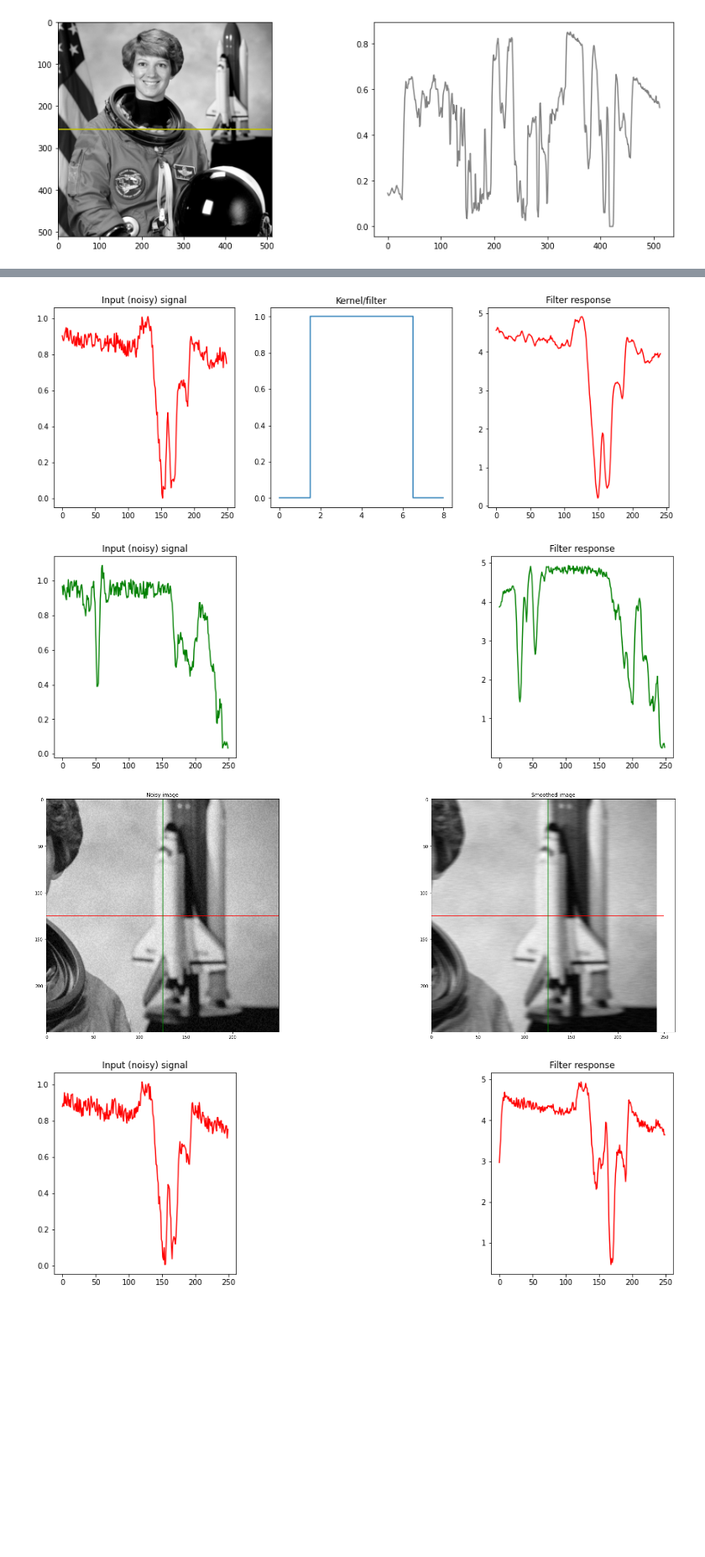
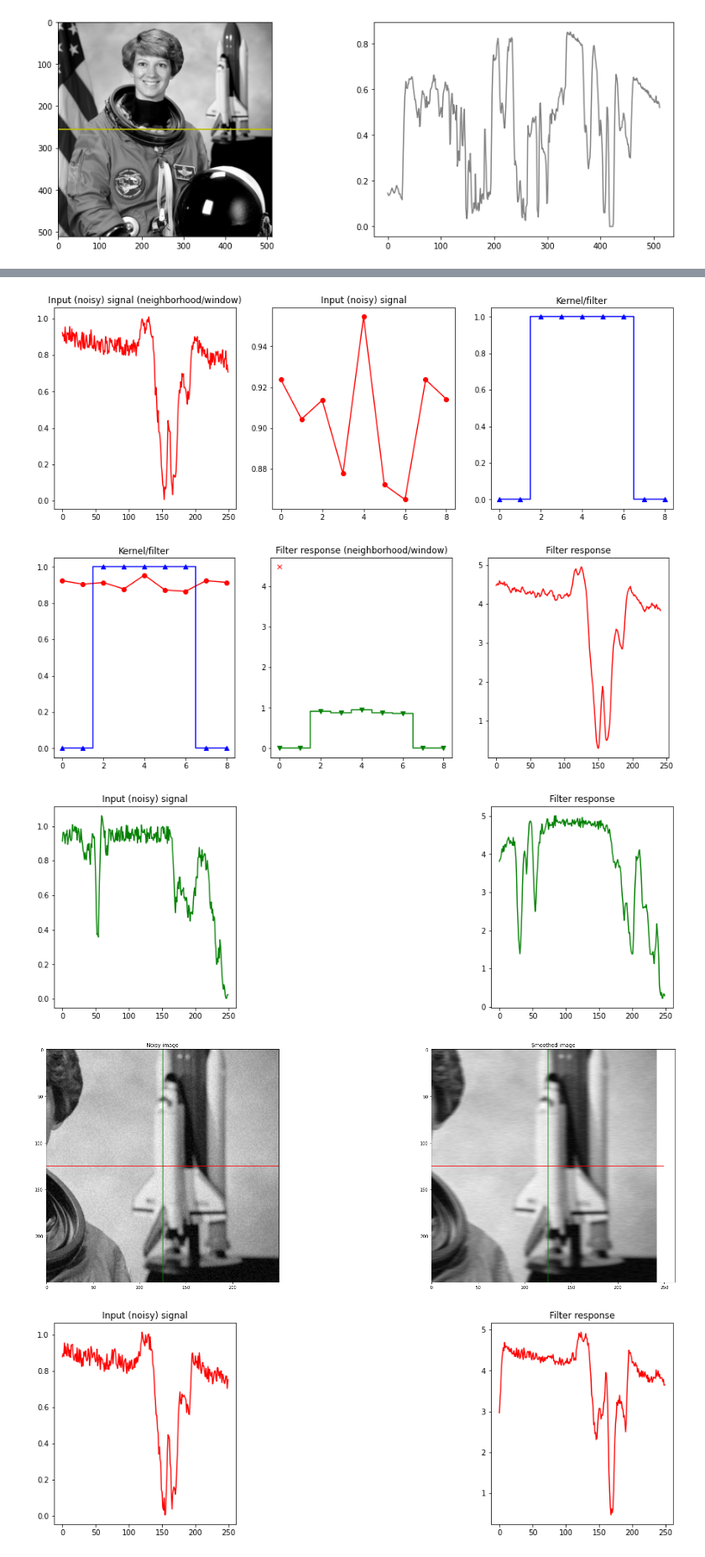
Before and after one commit to TheJacksonLaboratory/2022-05-26-deep-learning-image-analysis-pytorch, a Jupyter notebook: code/3-Implement_a_deep_neural_network.ipynb, the cells around one changed output, grey strips where cells are left out. Shown at 84% size. Saved outputs shown, nothing was run; the diff lists cells and outputs as text; code cells hidden in the pictures; blank space fills up the shorter version.

```diff
--- a/code/3-Implement_a_deep_neural_network.ipynb
+++ b/code/3-Implement_a_deep_neural_network.ipynb
@@ -99,43 +99,57 @@ x_smooth = F.conv2d(x_gray.view(1, 1, h, w), kernel.view(1, 1, k_h, k_w)).squeez
 
 plt.rcParams['figure.figsize'] = [15, 5]
 
-plt.subplot(1, 3, 2)
-plt.plot(kernel.squeeze(), drawstyle='steps-mid')
-plt.title('Kernel/filter')
 plt.subplot(1, 3, 1)
 plt.plot(x_gray[h//2, :], 'r')
+plt.title('Input (noisy) signal (neighborhood/window)')
+plt.subplot(1, 3, 2)
+plt.plot(x_gray[h//2, 0:9], 'ro-')
 plt.title('Input (noisy) signal')
+plt.subplot(1, 3, 3)
+plt.plot(kernel.squeeze(), 'b^-', drawstyle='steps-mid')
+plt.title('Kernel/filter')
+plt.show()
+
+plt.subplot(1, 3, 1)
+plt.plot(x_gray[h//2, 0:9], 'ro-')
+plt.plot(kernel.squeeze(), 'b^-', drawstyle='steps-mid')
+plt.title('Kernel/filter')
+plt.subplot(1, 3, 2)
+plt.plot(kernel.squeeze() * x_gray[h//2, 0:9], 'gv-', drawstyle='steps-mid')
+plt.plot(x_smooth[h//2, 0], 'rx')
+plt.title('Filter response (neighborhood/window)')
 plt.subplot(1, 3, 3)
 plt.plot(x_smooth[h//2, :], 'r')
 plt.title('Filter response')
 plt.show()
 
 plt.subplot(1, 3, 1)
 plt.plot(x_gray[:, w//2], 'g')
 plt.title('Input (noisy) signal')
 plt.subplot(1, 3, 3)
 plt.plot(x_smooth[:, w//2], 'g')
 plt.title('Filter response')
 plt.show()
 
 
 plt.rcParams['figure.figsize'] = [30, 10]
 
 plt.subplot(1, 2, 1)
 plt.title('Noisy image')
 plt.imshow(x_gray, cmap='gray')
 plt.plot([-0.5, w-0.5], [h/2, h/2], "r")
 plt.plot([w/2, w/2], [-0.5, h-0.5], "g")
 plt.subplot(1, 2, 2)
 plt.title('Smoothed image')
 plt.imshow(x_smooth, cmap='gray')
 plt.plot([-0.5, w-0.5], [h/2, h/2], "r")
 plt.plot([w/2, w/2], [-0.5, h-0.5], "g")
 plt.show()
 # %% [output]
-[figure, old version]
+[figure, new version]
-[figure, old version]
+[figure, new version]
-[figure, old version]
+[figure, new version]
+[figure, added]
 # %%
 kernel = torch.FloatTensor([
     [0],
```
Also changed, not shown: parts of 11 cells of this notebook, 5 other files.
